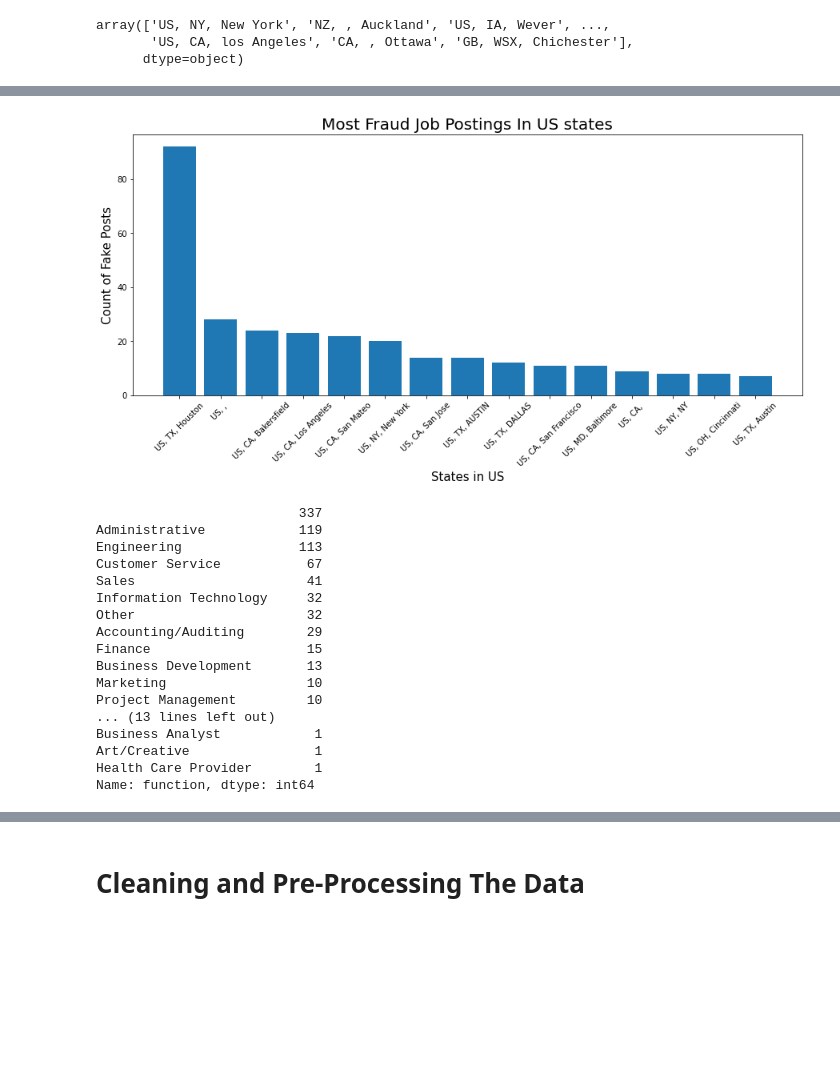
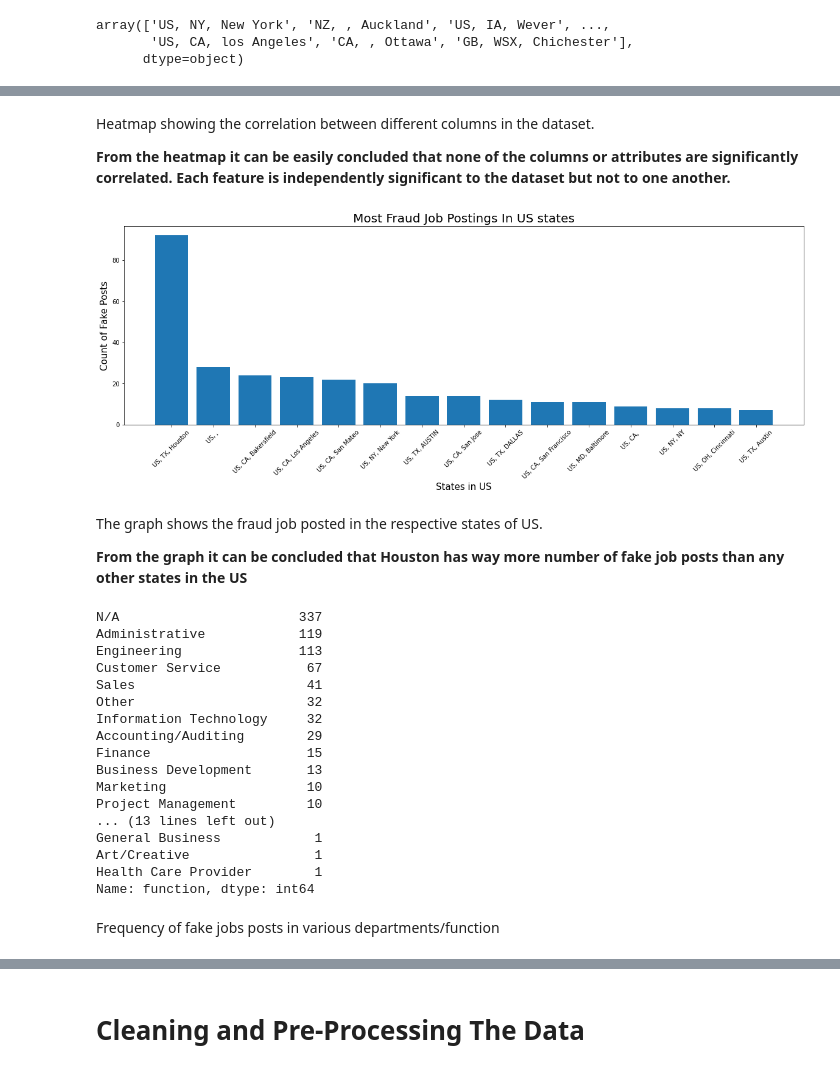
Before and after one commit to Devil-Rick/Fake-Job-Detection, a Jupyter notebook: Fake_Job_Detection.ipynb, the cells around one changed output, grey strips where cells are left out. Cells and saved outputs as stored; diff of their text form; code cells hidden in the pictures; blank space fills up the shorter version.

```diff
--- a/Fake_Job_Detection.ipynb
+++ b/Fake_Job_Detection.ipynb
@@ -119,2 +203,2 @@ df.describe()
 # %%
-df.fillna(' ', inplace=True)
+df.fillna('N/A', inplace=True)
@@ -265,35 +336,45 @@ sns.barplot(x = all_job_keys , y = all_job_values);
+# %% [markdown]
+Heatmap showing the correlation between different columns in the dataset.
+
+**From the heatmap it can be easily concluded that none of the columns or attributes are significantly correlated. Each feature is independently significant to the dataset but not to one another.**
 # %%
 most_fraud = dict(df.location.where((df.Country == 'US') & (df.fraudulent == 1)).value_counts()[:15])
 
 # plot
-plt.figure(figsize=(15,6))
+plt.figure(figsize=(20,6))
 plt.title('Most Fraud Job Postings In US states' , size = 20)
 plt.xticks(rotation= 45)
 plt.ylabel('Count of Fake Posts' , size = 15)
 plt.xlabel('States in US' , size = 15)
 plt.bar(most_fraud.keys() , most_fraud.values());
 # %% [output]
-[figure, old version]
+[figure, new version]
+# %% [markdown]
+The graph shows the fraud job posted in the respective states of US.
+
+**From the graph it can be concluded  that Houston has way more number of fake job posts than any other states in the US**
 # %%
 df['function'].where(df['fraudulent'] == 1).value_counts()
 # %% [output]
-                          337
+N/A                       337
 Administrative            119
 Engineering               113
 Customer Service           67
 Sales                      41
+Other                      32
 Information Technology     32
-Other                      32
 Accounting/Auditing        29
 Finance                    15
 Business Development       13
 Marketing                  10
 Project Management         10
 ... (13 lines left out)
-Business Analyst            1
+General Business            1
 Art/Creative                1
 Health Care Provider        1
 Name: function, dtype: int64
+# %% [markdown]
+Frequency of fake jobs posts in various departments/function
 # %%
 most_fraud = dict(df.industry.value_counts()[:15])
 
```
Also changed, not shown: parts of 73 cells of this notebook.
